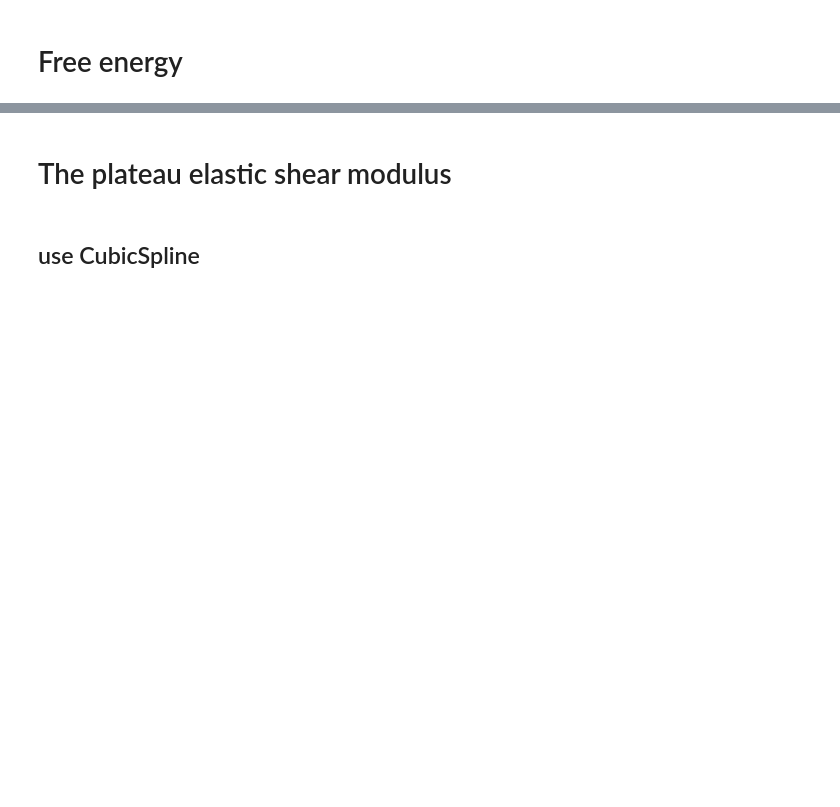
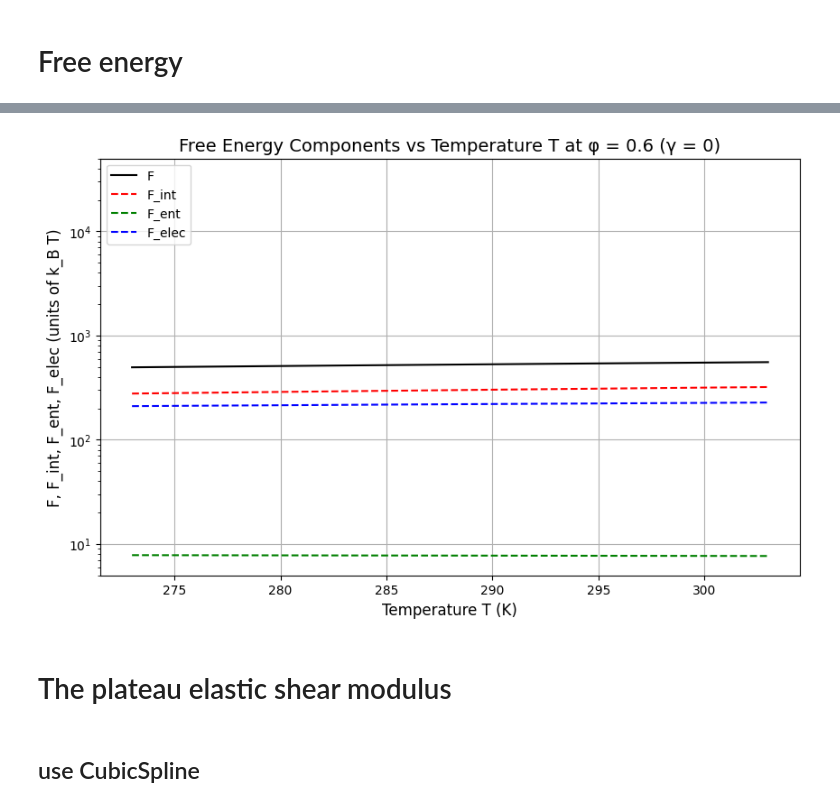
Before and after one commit to inxslynne/thesisproject, a Jupyter notebook: Kim&Mason/py-kimmason-considerT.ipynb, the cells around one changed output, grey strips where cells are left out. Drawn from its saved outputs; the diff is of its cells as text; code cells hidden in the pictures; blank space fills up the shorter version.

```diff
--- a/Kim&Mason/py-kimmason-considerT.ipynb
+++ b/Kim&Mason/py-kimmason-considerT.ipynb
@@ -278,3 +297,84 @@ plt.show()
+# %%
+phi_fixed = 0.6  # You can change this value as desired
+
+# Prepare the temperature range
+T_vals = np.linspace(273, 303, 100)  # 100 points from 273 K to 303 K
+
+# Initialize arrays to store results
+F_tot_vals = []
+F_int_vals = []
+F_ent_vals = []
+F_elec_vals = []
+phi_d_star_vals = []
+
+gamma = 0  # Given gamma = 0
+
+# Compute F_tot and its components for each temperature
+for T in T_vals:
+    phi_d_star, _ = find_min_phi_d(phi_fixed, gamma, T)
+    # Handle cases where phi_d_star is NaN or infinite
+    if np.isnan(phi_d_star) or np.isinf(phi_d_star):
+        F_tot_vals.append(np.nan)
+        F_int_vals.append(np.nan)
+        F_ent_vals.append(np.nan)
+        F_elec_vals.append(np.nan)
+        phi_d_star_vals.append(np.nan)
+    else:
+        F_tot_value = F_tot(phi_d_star, phi_fixed, gamma, T)
+        F_int_value = F_int(phi_d_star)
+        F_ent_value = F_ent(phi_fixed, phi_d_star, gamma, T)
+        F_elec_value = F_elec(phi_d_star, phi_fixed, gamma, T)
+        # Check for infinite or NaN F values
+        if any(np.isnan([F_tot_value, F_int_value, F_ent_value, F_elec_value])) or any(np.isinf([F_tot_value, F_int_value, F_ent_value, F_elec_value])):
+            F_tot_vals.append(np.nan)
+            F_int_vals.append(np.nan)
+            F_ent_vals.append(np.nan)
+            F_elec_vals.append(np.nan)
+            phi_d_star_vals.append(phi_d_star)
+        else:
+            F_tot_vals.append(F_tot_value)
+            F_int_vals.append(F_int_value)
+            F_ent_vals.append(F_ent_value)
+            F_elec_vals.append(F_elec_value)
+            phi_d_star_vals.append(phi_d_star)
+
+F_tot_vals = np.array(F_tot_vals)
+F_int_vals = np.array(F_int_vals)
+F_ent_vals = np.array(F_ent_vals)
+F_elec_vals = np.array(F_elec_vals)
+phi_d_star_vals = np.array(phi_d_star_vals)
+
+# Remove NaN values for plotting
+valid_indices = ~np.isnan(F_tot_vals)
+
+T_vals_valid = T_vals[valid_indices]
+F_tot_vals_valid = F_tot_vals[valid_indices]
+F_int_vals_valid = F_int_vals[valid_indices]
+F_ent_vals_valid = F_ent_vals[valid_indices]
+F_elec_vals_valid = F_elec_vals[valid_indices]
+
+# Compute F components divided by k_B T
+F_tot_scaled = F_tot_vals_valid / (k_B * T_vals_valid)
+F_int_scaled = F_int_vals_valid / (k_B * T_vals_valid)
+F_ent_scaled = F_ent_vals_valid / (k_B * T_vals_valid)
+F_elec_scaled = F_elec_vals_valid / (k_B * T_vals_valid)
+
+# Plotting the results
+plt.figure(figsize=(10, 6))
+plt.plot(T_vals_valid, F_tot_scaled, 'k-', label="F")
+plt.plot(T_vals_valid, F_int_scaled, 'r--', label="F_int")
+plt.plot(T_vals_valid, F_ent_scaled, 'g--', label="F_ent")
+plt.plot(T_vals_valid, F_elec_scaled, 'b--', label="F_elec")
+plt.yscale('log')
+plt.ylim(5, 5e4)
+plt.xlabel('Temperature T (K)', fontsize=12)
+plt.ylabel('F, F_int, F_ent, F_elec (units of k_B T)', fontsize=12)
+plt.title(f'Free Energy Components vs Temperature T at φ = {phi_fixed} (γ = 0)', fontsize=14)
+plt.legend(loc='upper left')
+plt.grid(True)
+plt.show()
+# %% [output]
+[figure, added]
 # %% [markdown]
 # The plateau elastic shear modulus
 # %% [markdown]
```
Also changed, not shown: parts of 39 cells of this notebook, 2 other files.
